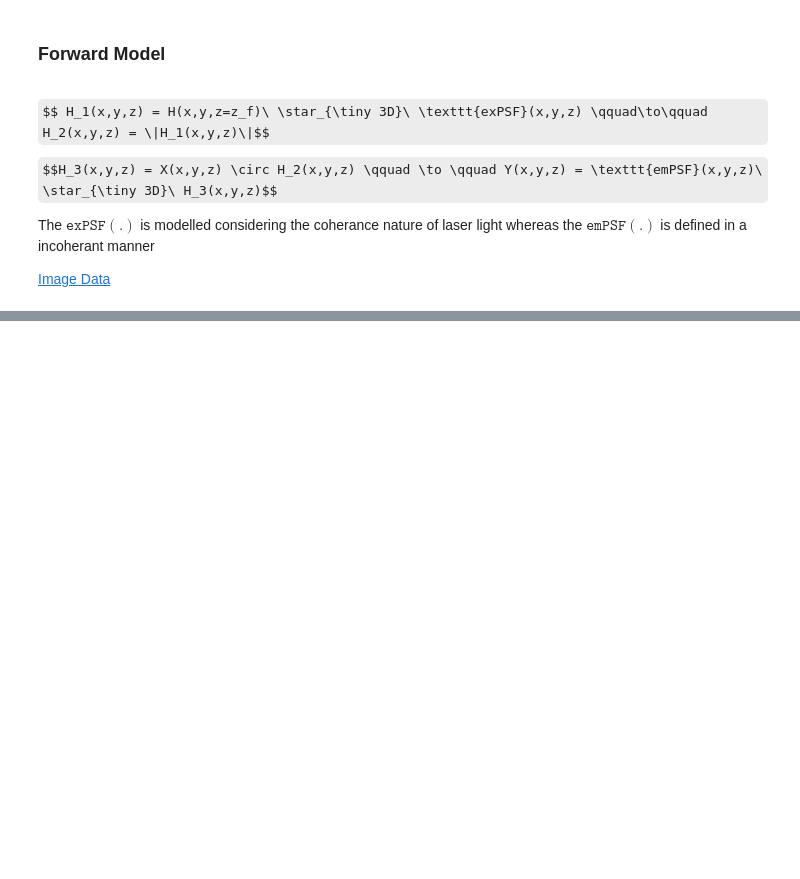
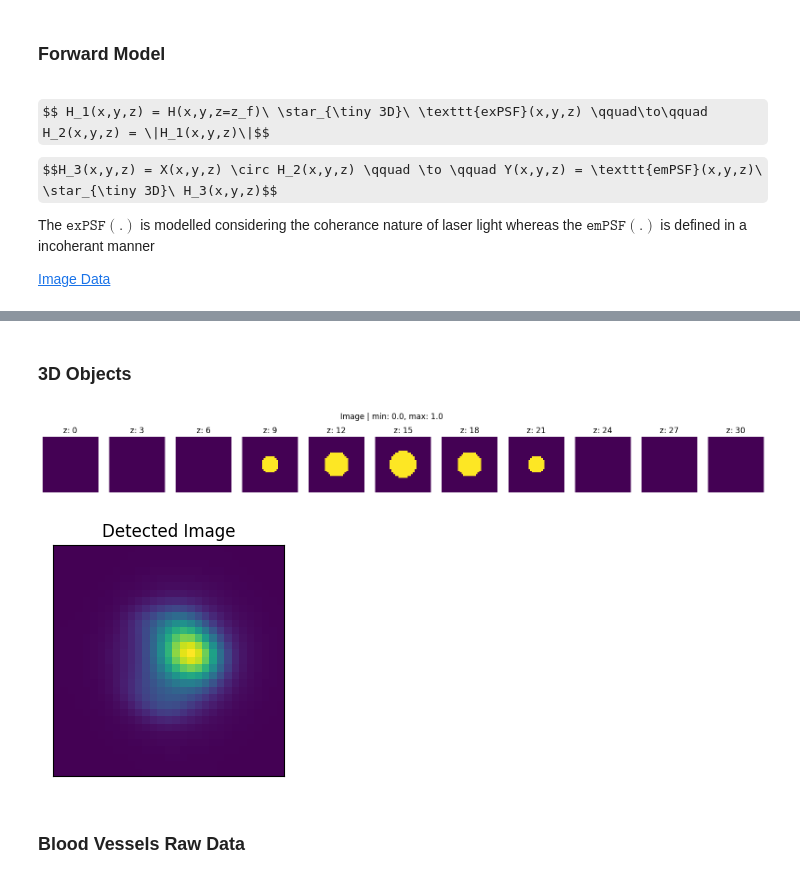
Before and after one commit to sanjith1999/FRIS, a Jupyter notebook: forward_model/forward_model.ipynb, the cells around one changed output, grey strips where cells are left out. Saved outputs shown, nothing was run; the diff lists cells and outputs as text; code cells hidden in the pictures; some formulas as TeX source; blank space fills up the shorter version.

```diff
--- a/forward_model/forward_model.ipynb
+++ b/forward_model/forward_model.ipynb
@@ -246,0 +285,32 @@ det_Y = Y[round(Nz/2),:,:]
+# %% [markdown]
+### 3D Objects
+# %%
+# Create a grid of points in the 3D tensor space
+x = torch.linspace(-1, 1, Ny)
+y = torch.linspace(-1, 1, Nx)
+z = torch.linspace(-1, 1, Nz)
+
+# Create a meshgrid from the points
+x, y, z = torch.meshgrid(x, y, z)
+
+# Define the center and radius of the sphere
+center = torch.tensor([0.0, 0.0, 0.0])
+radius = 0.5
+
+# Calculate the distance from each point in the grid to the center
+distance = torch.sqrt((x - center[0])**2 + (y - center[1])**2 + (z - center[2])**2)
+
+# Create a mask to identify points inside the sphere
+inside_sphere = distance <= radius
+inside_sphere = inside_sphere.unsqueeze(0)
+# Initialize a 3D tensor with zeros and set the values inside the sphere to white (1.0)
+spherical_object = torch.zeros(1,Nz, Nx, Ny).float().to(device)
+spherical_object[inside_sphere] = 1.0
+
+
+_=forward_model(spherical_object,Ht_2D, 2)
+# %% [output]
+[figure, added]
+[figure, added]
+# %% [markdown]
+### Blood Vessels Raw Data
```
Also changed, not shown: parts of 26 cells of this notebook.
